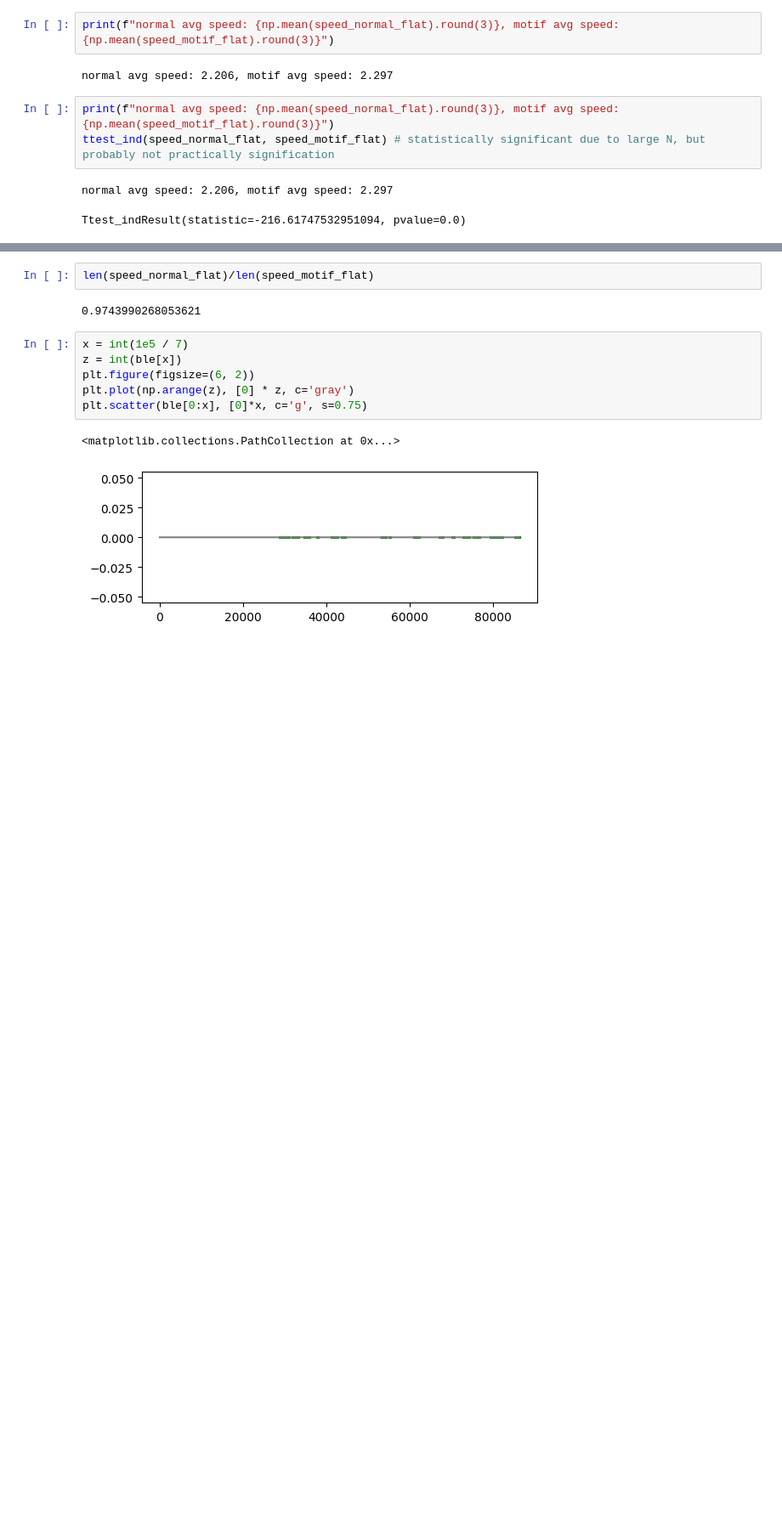
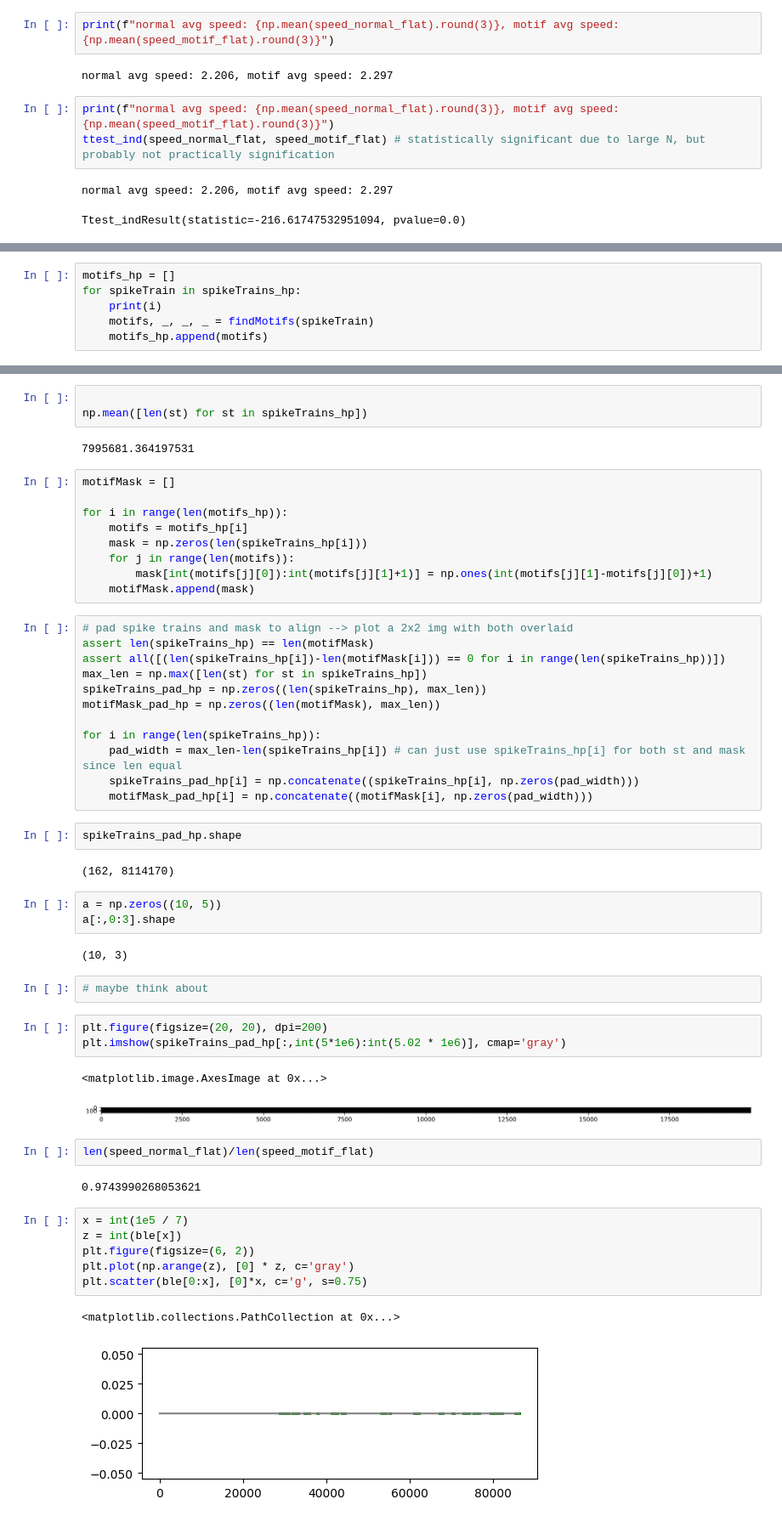
Before and after one commit to stellinaao/motifDetection, a Jupyter notebook: motifDetection-Copy1.ipynb, the cells around one changed output, grey strips where cells are left out. Shown at 85% size. Cells and saved outputs as stored; diff of their text form; blank space fills up the shorter version.

```diff
--- a/motifDetection-Copy1.ipynb
+++ b/motifDetection-Copy1.ipynb
@@ -1141,0 +1179,6 @@ plt.yscale('log')
+# %%
+motifs_hp = []
+for spikeTrain in spikeTrains_hp:
+    print(i)
+    motifs, _, _, _ = findMotifs(spikeTrain)
+    motifs_hp.append(motifs)
@@ -1142,3 +1203,46 @@ plt.yscale('log')
+# %%
+
+np.mean([len(st) for st in spikeTrains_hp])
+# %% [output]
+7995681.364197531
+# %%
+motifMask = []
+
+for i in range(len(motifs_hp)):
+    motifs = motifs_hp[i]
+    mask = np.zeros(len(spikeTrains_hp[i]))
+    for j in range(len(motifs)):
+        mask[int(motifs[j][0]):int(motifs[j][1]+1)] = np.ones(int(motifs[j][1]-motifs[j][0])+1)
+    motifMask.append(mask)
+# %%
+# pad spike trains and mask to align --> plot a 2x2 img with both overlaid
+assert len(spikeTrains_hp) == len(motifMask)
+assert all([(len(spikeTrains_hp[i])-len(motifMask[i])) == 0 for i in range(len(spikeTrains_hp))])
+max_len = np.max([len(st) for st in spikeTrains_hp])
+spikeTrains_pad_hp = np.zeros((len(spikeTrains_hp), max_len))
+motifMask_pad_hp = np.zeros((len(motifMask), max_len))
+
+for i in range(len(spikeTrains_hp)):
+    pad_width = max_len-len(spikeTrains_hp[i]) # can just use spikeTrains_hp[i] for both st and mask since len equal
+    spikeTrains_pad_hp[i] = np.concatenate((spikeTrains_hp[i], np.zeros(pad_width)))
+    motifMask_pad_hp[i] = np.concatenate((motifMask[i], np.zeros(pad_width)))
+# %%
+spikeTrains_pad_hp.shape
+# %% [output]
+(162, 8114170)
+# %%
+a = np.zeros((10, 5))
+a[:,0:3].shape
+# %% [output]
+(10, 3)
+# %%
+# maybe think about
+# %%
+plt.figure(figsize=(20, 20), dpi=200)
+plt.imshow(spikeTrains_pad_hp[:,int(5*1e6):int(5.02 * 1e6)], cmap='gray')
+# %% [output]
+<matplotlib.image.AxesImage at 0x...>
+[figure, added]
 # %%
 len(speed_normal_flat)/len(speed_motif_flat)
 # %% [output]
```
Also changed, not shown: parts of 11 cells of this notebook.
